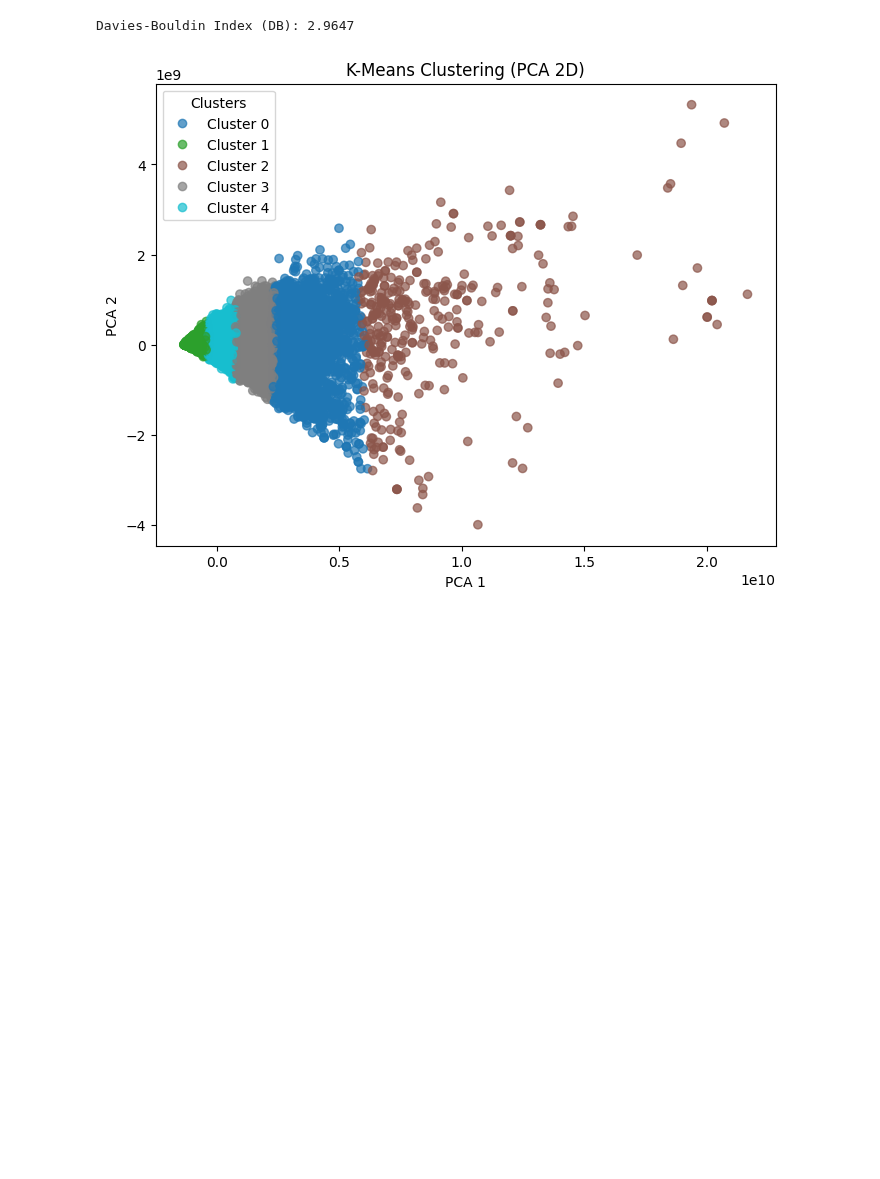
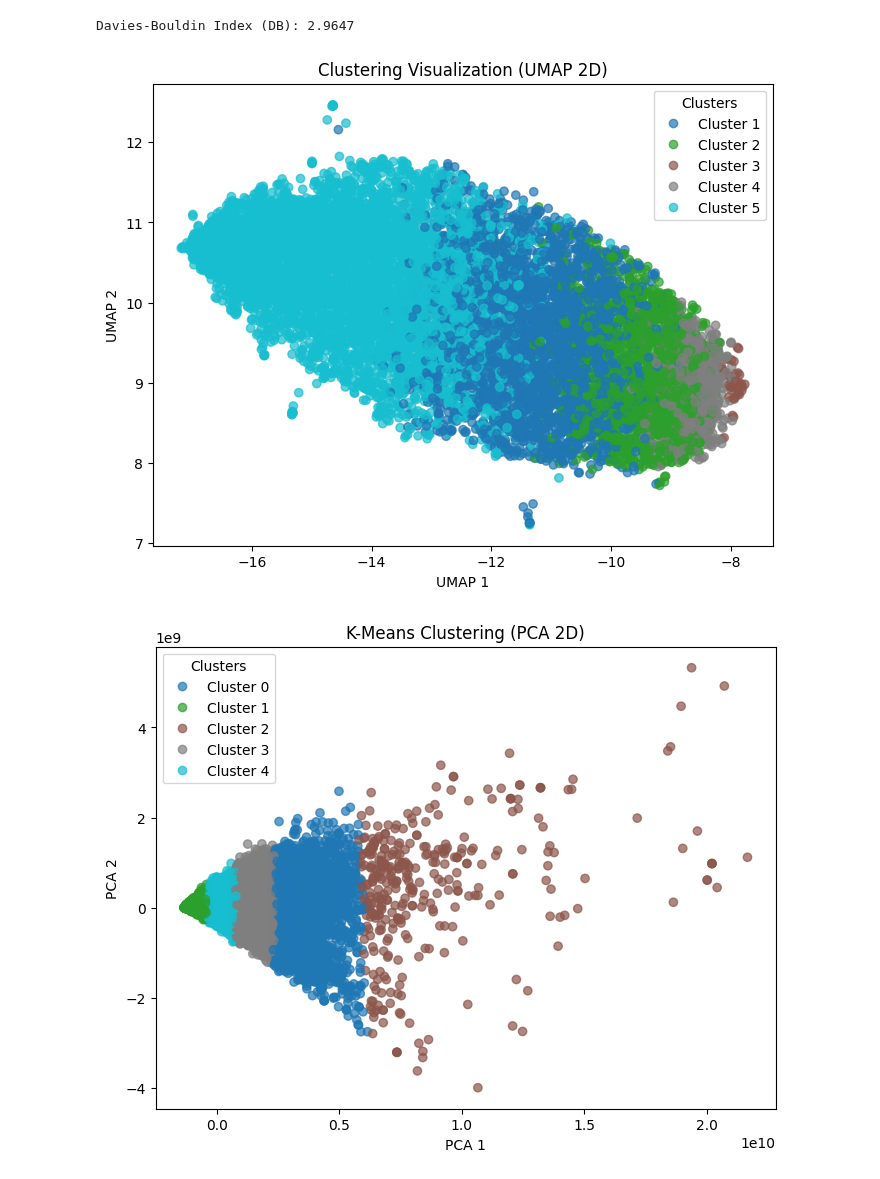
Before and after one commit to tanjapock/AmazonReview, a Jupyter notebook: Minhashing_cluster_sara.ipynb, the cells around one changed output. Saved outputs shown, nothing was run; the diff lists cells and outputs as text; code cells hidden in the pictures; blank space fills up the shorter version.

Commit message:
cluster

```diff
--- a/Minhashing_cluster_sara.ipynb
+++ b/Minhashing_cluster_sara.ipynb
@@ -75,6 +75,27 @@ db_Kmeans = DB(X, Kmeans_clusters)
 print(f"Davies-Bouldin Index (DB): {db_Kmeans:.4f}")
 # %% [output]
 Davies-Bouldin Index (DB): 2.9647
+# %%
+import umap
+
+# Reduce to 2D using UMAP
+umap_model = umap.UMAP(n_components=2, n_neighbors=15, min_dist=0.1)
+X2_umap = umap_model.fit_transform(X)
+plt.figure(figsize=(8,6))
+scatter = plt.scatter(X2_umap[:, 0], X2_umap[:, 1],
+                      c=clusters, cmap='tab10', alpha=0.7)
+
+# Legend for cluster IDs
+handles, labels = scatter.legend_elements()
+plt.legend(handles, [f"Cluster {i}" for i in np.unique(clusters)],
+           title="Clusters")
+
+plt.title("Clustering Visualization (UMAP 2D)")
+plt.xlabel("UMAP 1")
+plt.ylabel("UMAP 2")
+plt.show()
+# %% [output]
+[figure, added]
 # %%
 #PLOT IN 2D and COLOR by clusters
 # PCA to 2D
```
Also changed, not shown: parts of 2 cells of this notebook.
